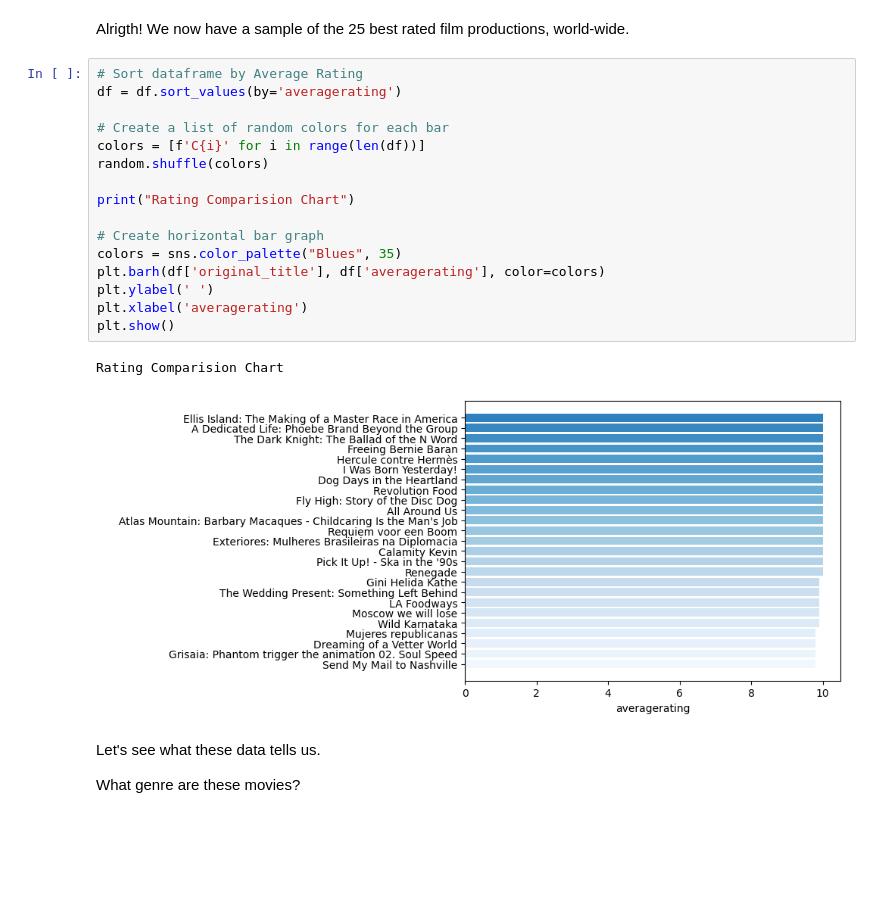
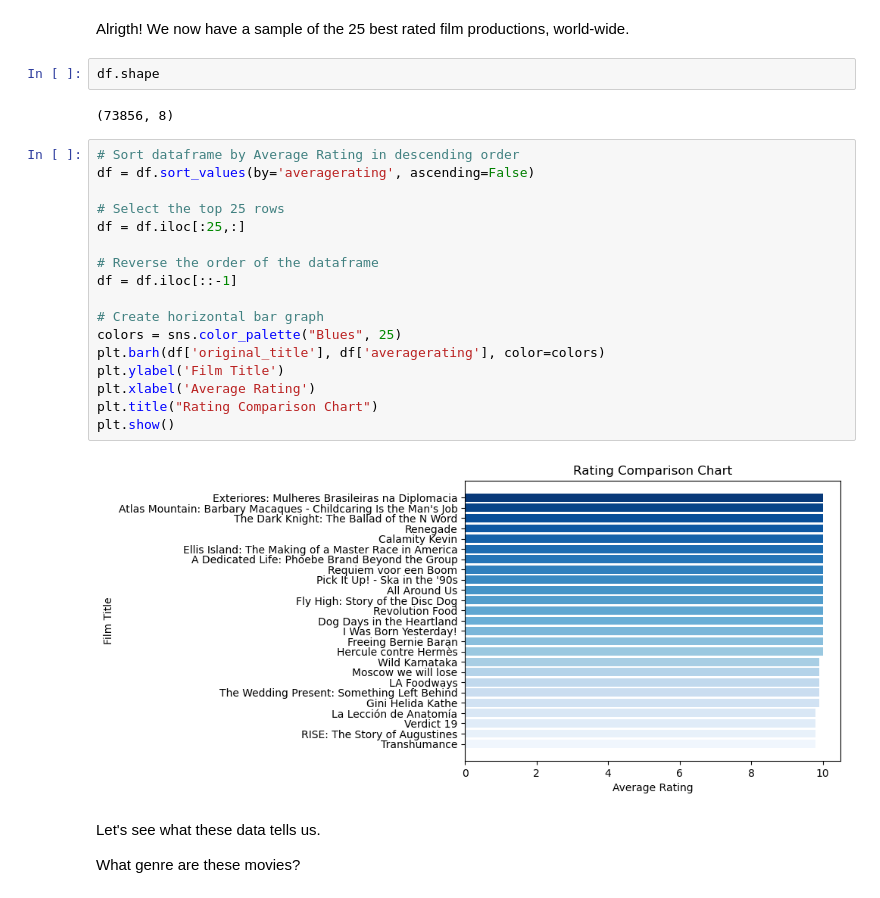
Before and after one commit to rafvrab/Microsoft_Film_Proposal, a Jupyter notebook: Notebook.ipynb, the cells around one changed output. Drawn from its saved outputs; the diff is of its cells as text; blank space fills up the shorter version.

```diff
--- a/Notebook.ipynb
+++ b/Notebook.ipynb
@@ -187,25 +193,29 @@ df
 | 24 | tt3450432 | Send My Mail to Nashville | 2013 | 96.0 | Biography,Documentary,Music | tt3450432 | 9.8 | 5 |
 # %% [markdown]
 Alrigth! We now have a sample of the 25 best rated film productions, world-wide.
+# %%
+df.shape
+# %% [output]
+(73856, 8)
 # %%
-# Sort dataframe by Average Rating
-df = df.sort_values(by='averagerating')
+# Sort dataframe by Average Rating in descending order
+df = df.sort_values(by='averagerating', ascending=False)
 
-# Create a list of random colors for each bar
-colors = [f'C{i}' for i in range(len(df))]
-random.shuffle(colors)
+# Select the top 25 rows
+df = df.iloc[:25,:]
 
-print("Rating Comparision Chart")
+# Reverse the order of the dataframe
+df = df.iloc[::-1]
 
 # Create horizontal bar graph
-colors = sns.color_palette("Blues", 35)
+colors = sns.color_palette("Blues", 25)
 plt.barh(df['original_title'], df['averagerating'], color=colors)
-plt.ylabel(' ')
-plt.xlabel('averagerating')
+plt.ylabel('Film Title')
+plt.xlabel('Average Rating')
+plt.title("Rating Comparison Chart")
 plt.show()
 # %% [output]
-Rating Comparision Chart
-[figure, old version]
+[figure, new version]
 # %% [markdown]
 Let's see what these data tells us.
 
```
Also changed, not shown: parts of 37 cells of this notebook.
